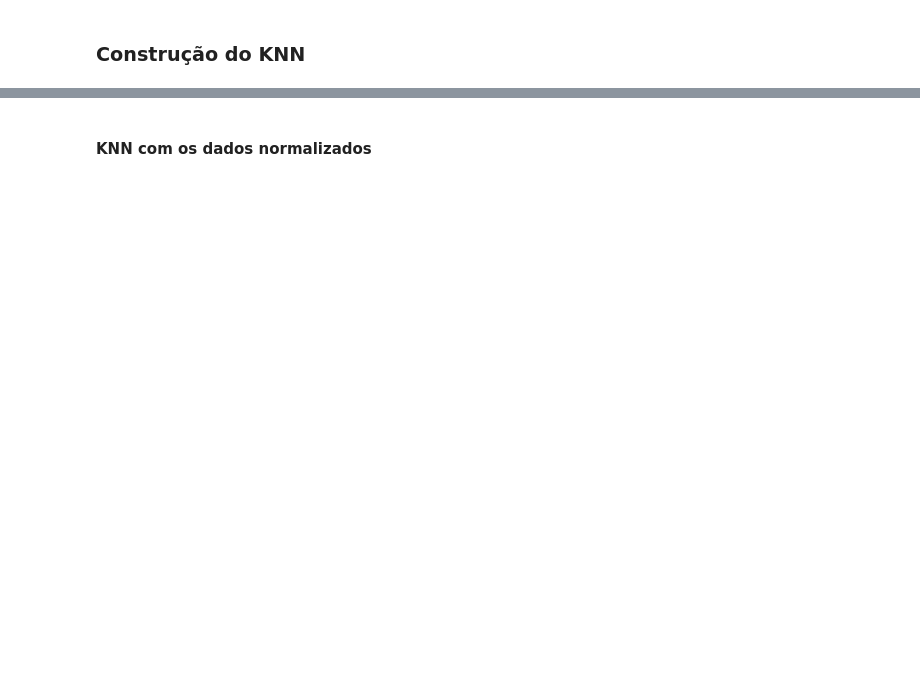
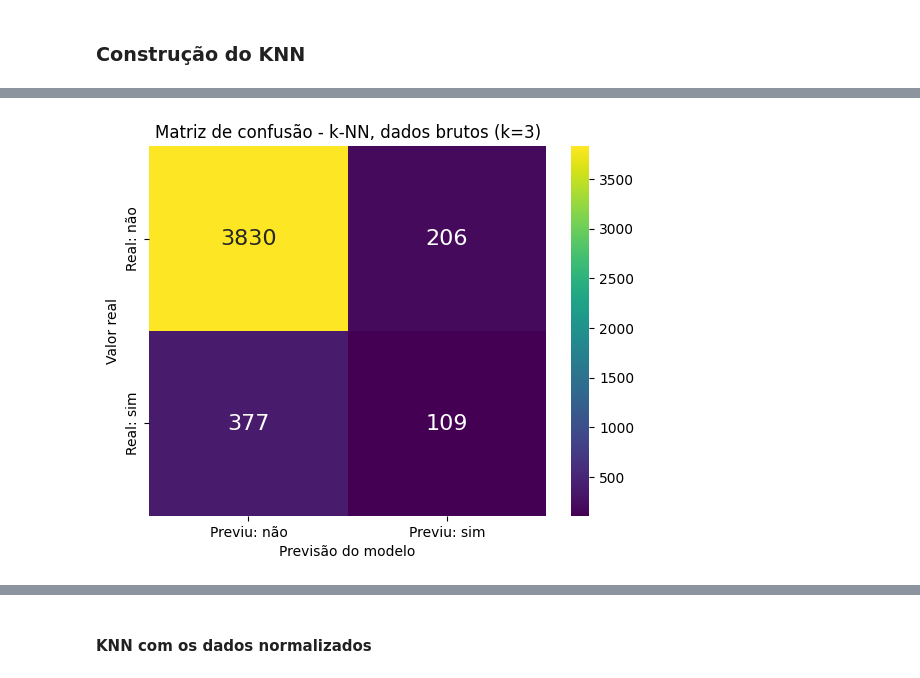
Before and after one commit to buruna087/Cubo-Gelatinoso-, a Jupyter notebook: Cubo_gelatinoso.ipynb, the cells around one changed output, grey strips where cells are left out. Saved outputs shown, nothing was run; the diff lists cells and outputs as text; code cells hidden in the pictures; blank space fills up the shorter version.

```diff
--- a/Cubo_gelatinoso.ipynb
+++ b/Cubo_gelatinoso.ipynb
@@ -269,0 +452,27 @@ sns.heatmap(df_conf_bruto, annot=True, fmt="d", annot_kws={"size" : 16}, cmap="B
+# %%
+# ---------------------------------------------
+# Matriz de confusão
+# ---------------------------------------------
+
+# Define a ordem que as classes võa aparecer na matriz de confusão
+ordem_labels = ["no", "yes"]
+
+y_verdadeiro_bruto = Y_teste # Valores reais
+y_previsao_bruto = modelo_bruto.predict(X_teste) # vai adivinhar para cada cliente do conjunto teste com o .predict()
+
+# Monta a matriz de confusão, ou seja, quantas vezes o modelo acertou ou errou cada combinação do real e o previsto
+matriz_conf_bruto = confusion_matrix(y_verdadeiro_bruto, y_previsao_bruto, labels=ordem_labels)
+
+# Transforma a matriz, que é um array de números, em um dataframe em que há o índice e colunas dos dados
+df_conf_bruto = pd.DataFrame(
+    matriz_conf_bruto, index=["Real: não", "Real: sim"], columns=["Previu: não", "Previu: sim"]
+)
+
+# Cria a matriz como um heatmap(mapa de calor), onde cada célula vai virar um quadrado colorido de acordo com o seu valor. O fmt ="d" foi utilizado para que o valor dentro dos quadrados apareça como número inteiro ao invés de notação científica (padrão)
+eixo = sns.heatmap(df_conf_bruto, annot=True, fmt="d", annot_kws={"size" : 16}, cmap="viridis") # cmpa vai definir a cor utilizada no mapa de calor
+# Vai adicionar os textos ao eixos e o título da forma visual da matriz de confusão.
+eixo.set(xlabel="Previsão do modelo", ylabel="Valor real",
+         title="Matriz de confusão - k-NN, dados brutos (k=3)")
+plt.show()
+# %% [output]
+[figure, added]
```
Also changed, not shown: parts of 108 cells of this notebook, 3 other files.
